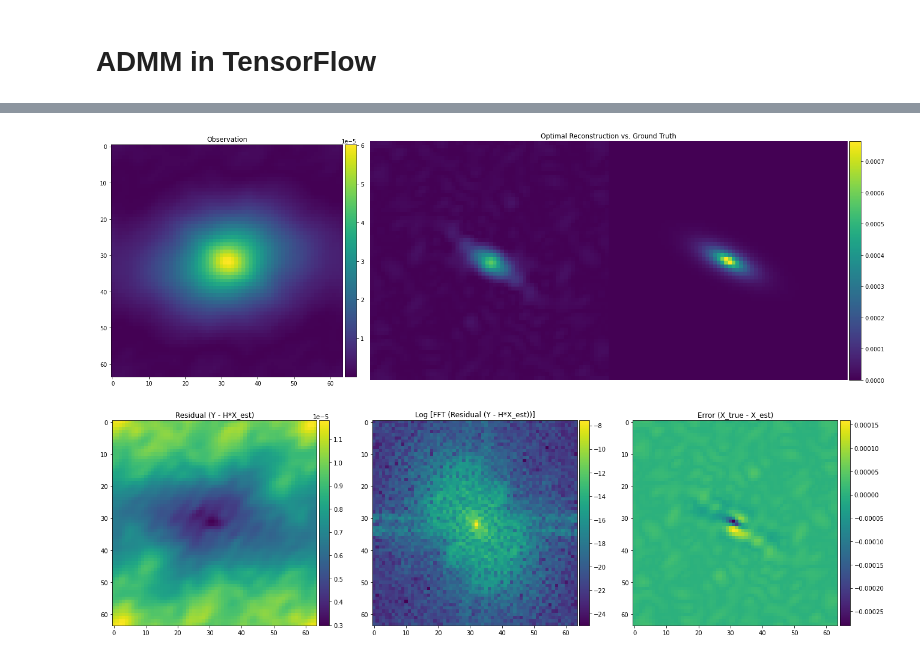
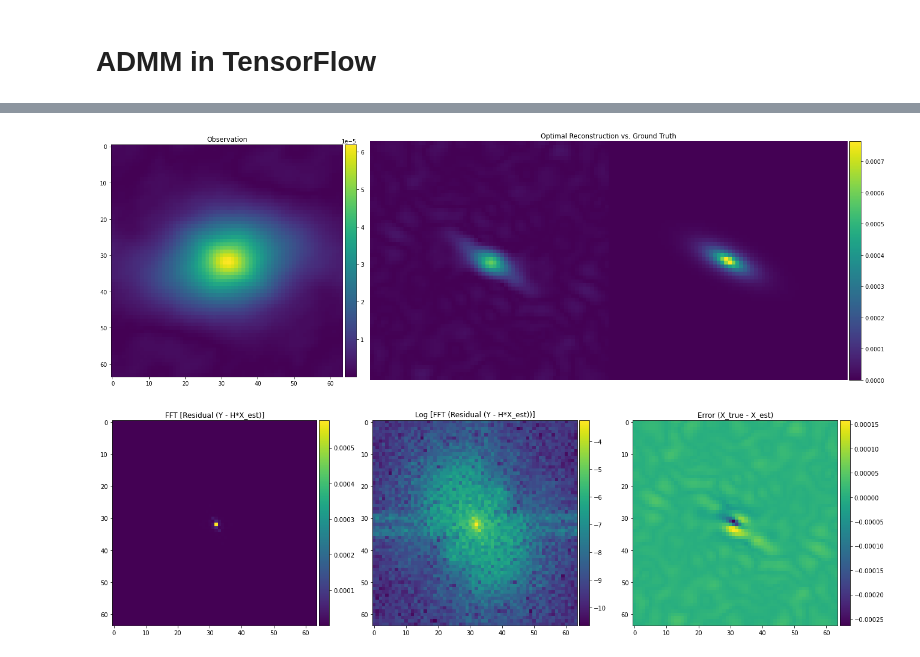
Before and after one commit to utsav-akhaury/PnP-ADMM, a Jupyter notebook: ADMM_tf.ipynb, the cells around one changed output, grey strips where cells are left out. Drawn from its saved outputs; the diff is of its cells as text; code cells hidden in the pictures.

```diff
--- a/ADMM_tf.ipynb
+++ b/ADMM_tf.ipynb
@@ -129,9 +129,9 @@ np.sum(final_gal), np.sum(gal)
 # %%
 # Convert arrays to tensors
 
-gal_tf = tf.cast(gal, dtype='complex128')
-final_gal_tf = tf.cast(final_gal, dtype='complex128')
-psf_tf = tf.cast(psf, dtype='complex128')
+gal_tf = tf.cast(gal, dtype='complex64')
+final_gal_tf = tf.cast(final_gal, dtype='complex64')
+psf_tf = tf.cast(psf, dtype='complex64')
 # %%
 # Utility Functions
 
@@ -431,13 +366,13 @@ n_iter = 20001
 disp_step = 2000
 
 # ADMM parameters (initial)
-x_0 = tf.zeros(tf.shape(final_gal_tf), dtype='complex128')
-z_0 = tf.zeros(tf.shape(final_gal_tf), dtype='complex128')
-mu_0 = tf.cast(0.0, dtype='complex128')
-rho_0 = tf.cast(50.0, dtype='complex128')         # Augmented lagrangian hyperparameter
-rho_max = tf.cast(200.0, dtype='complex128')      # max rho value
-eta = tf.cast(0.5, dtype='complex128')            # should be between - [0, 1)
-gamma = tf.cast(1.4, dtype='complex128')          # multiplicative rho factor -- Should be > 1
+x_0 = tf.zeros(tf.shape(final_gal_tf), dtype='complex64')
+z_0 = tf.zeros(tf.shape(final_gal_tf), dtype='complex64')
+mu_0 = tf.cast(0.0, dtype='complex64')
+rho_0 = tf.cast(50.0, dtype='complex64')         # Augmented lagrangian hyperparameter
+rho_max = tf.cast(200.0, dtype='complex64')      # max rho value
+eta = tf.cast(0.5, dtype='complex64')            # should be between - [0, 1)
+gamma = tf.cast(1.4, dtype='complex64')          # multiplicative rho factor -- Should be > 1
 
 
 # Deconvolve the image
@@ -480,37 +415,38 @@ cax2 = divider.append_axes("right", size="2.5%", pad=0.05)
 plt.colorbar(im2, cax=cax2)
 
 plt.tight_layout()
 
 
 fig2 = plt.subplots(1,3, figsize=(22,22))
 plt.subplot(131)
-plt.title('Residual (Y - H*X_est)')
+plt.title('FFT [Residual (Y - H*X_est)]')
 ax1 = plt.gca()
-im1 = ax1.imshow(tf.keras.backend.get_value(tf.math.abs(final_gal_tf - fftconvolve(psf_tf, tf.cast(x_opt, dtype='complex128')))))
+res = tf.keras.backend.get_value(tf.math.abs(fft(final_gal_tf - fftconvolve(psf_tf, tf.cast(x_opt, dtype='complex64')))))
+im1 = ax1.imshow(res)
 divider = make_axes_locatable(ax1)
 cax1 = divider.append_axes("right", size="5%", pad=0.05)
 plt.colorbar(im1, cax=cax1)
 
 plt.subplot(132)
 plt.title('Log [FFT (Residual (Y - H*X_est))]')
 ax2 = plt.gca()
-im2 = ax2.imshow(tf.keras.backend.get_value(tf.math.log(tf.math.abs(fft(final_gal_tf - fftconvolve(psf_tf, tf.cast(x_opt, dtype='complex128')))))))
+im2 = ax2.imshow(np.log10(res))
 divider = make_axes_locatable(ax2)
 cax2 = divider.append_axes("right", size="5%", pad=0.05)
 plt.colorbar(im2, cax=cax2)
 
 plt.subplot(133)
 plt.title('Error (X_true - X_est)')
 ax3 = plt.gca()
 im3 = ax3.imshow(tf.keras.backend.get_value(x_opt - tf.math.real(gal_tf)))
 divider = make_axes_locatable(ax3)
 cax3 = divider.append_axes("right", size="5%", pad=0.05)
 plt.colorbar(im3, cax=cax3)
 
 plt.show(fig2)
 # %% [output]
 [figure]
-[figure, old version]
+[figure, new version]
 # %%
 min_nmse = np.min(nmse_arr)
 min_iter = np.where(nmse_arr == min_nmse)[0][0]
```
Also changed, not shown: parts of 6 cells of this notebook.
